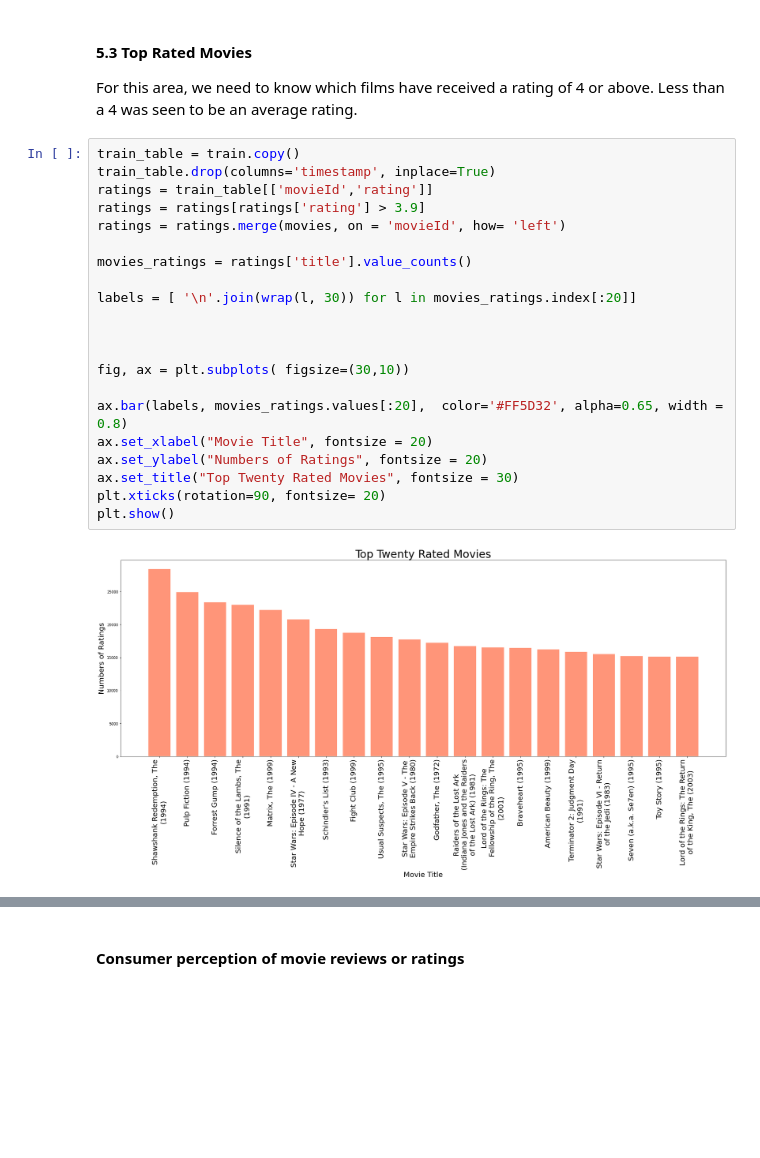
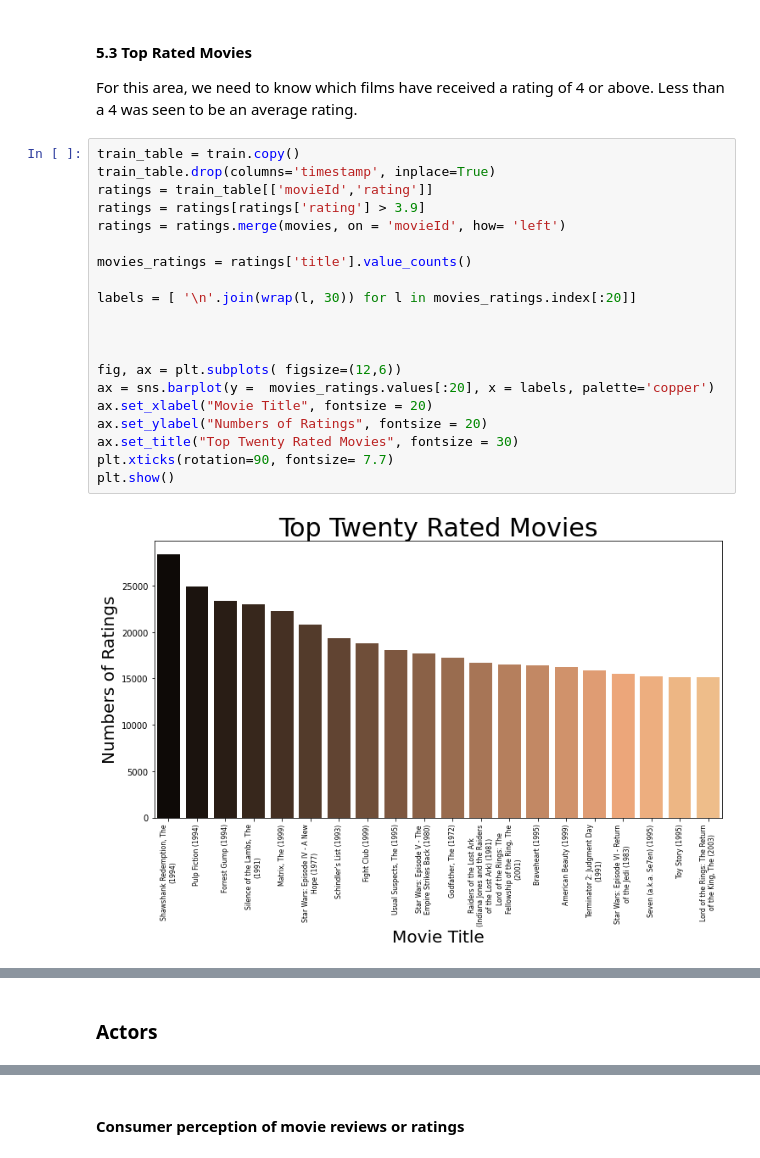
Before and after one commit to kojosbk/Movie_Recomender_Unsupervised_sprint, a Jupyter notebook: JM4 Starter_Notebook.ipynb, the cells around one changed output, grey strips where cells are left out. Drawn from its saved outputs; the diff is of its cells as text; blank space fills up the shorter version.

```diff
--- a/JM4 Starter_Notebook.ipynb
+++ b/JM4 Starter_Notebook.ipynb
@@ -676,26 +705,25 @@ For this area, we need to know which films have received a rating of 4 or above.
 # %%
 train_table = train.copy()
 train_table.drop(columns='timestamp', inplace=True)
 ratings = train_table[['movieId','rating']]
 ratings = ratings[ratings['rating'] > 3.9]
 ratings = ratings.merge(movies, on = 'movieId', how= 'left')
 
 movies_ratings = ratings['title'].value_counts()
 
 labels = [ '\n'.join(wrap(l, 30)) for l in movies_ratings.index[:20]]
 
 
 
-fig, ax = plt.subplots( figsize=(30,10))
-
-ax.bar(labels, movies_ratings.values[:20],  color='#FF5D32', alpha=0.65, width = 0.8)
+fig, ax = plt.subplots( figsize=(12,6))
+ax = sns.barplot(y =  movies_ratings.values[:20], x = labels, palette='copper')
 ax.set_xlabel("Movie Title", fontsize = 20)
 ax.set_ylabel("Numbers of Ratings", fontsize = 20)
 ax.set_title("Top Twenty Rated Movies", fontsize = 30)
-plt.xticks(rotation=90, fontsize= 20)
+plt.xticks(rotation=90, fontsize= 7.7)
 plt.show()
 # %% [output]
-[figure, old version]
+[figure, new version]
 # %% [markdown]
 ### key point to note
 
@@ -710,3 +738,5 @@ plt.show()
 - Shawshank Redemption (1994)
 - Pulp Fiction (1994)
 - Forrest Gump (1994)
+# %% [markdown]
+### Actors
```
Also changed, not shown: parts of 56 cells of this notebook.
